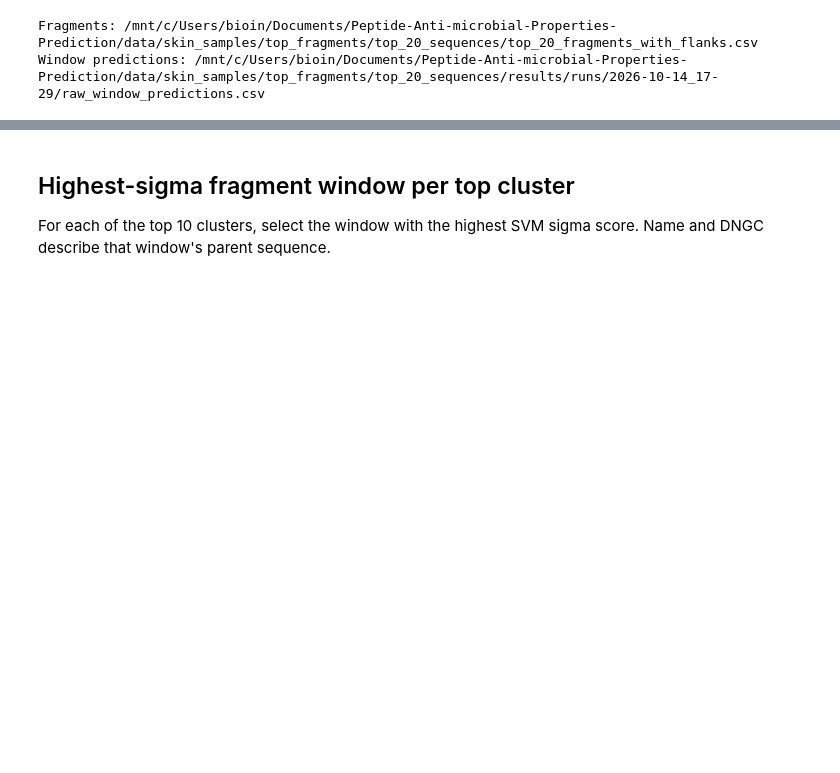
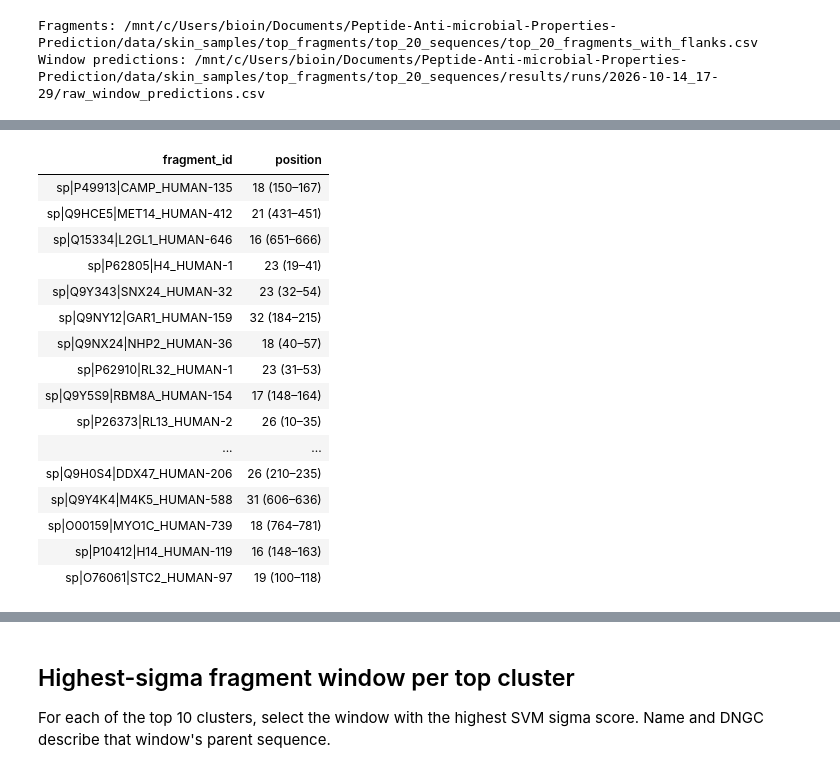
Before and after one commit to KYinXu/Peptide-Anti-microbial-Properties-Prediction, a Jupyter notebook: notebooks/skin_clusters/fragment_windows.ipynb, the cells around one changed output, grey strips where cells are left out. Saved outputs shown, nothing was run; the diff lists cells and outputs as text; code cells hidden in the pictures; blank space fills up the shorter version.

```diff
--- a/notebooks/skin_clusters/fragment_windows.ipynb
+++ b/notebooks/skin_clusters/fragment_windows.ipynb
@@ -160,4 +243,25 @@ Wrote /mnt/c/Users/bioin/Documents/Peptide-Anti-microbial-Properties-Prediction/
 | 18 | sp|O00159|MYO1C_HUMAN-739 | sp|O00159|MYO1C_HUMAN | Unconventional myosin-Ic | before_sequence | IQSWWRGTLGRRKAAKRK | 18 | ... |
 | 19 | sp|P10412|H14_HUMAN-119 | sp|P10412|H14_HUMAN | Histone H1.4 | before_sequence | KKSAKKTPKKAKKPAA | 16 | ... |
 | 20 | sp|O76061|STC2_HUMAN-97 | sp|O76061|STC2_HUMAN | Stanniocalcin-2 | before_sequence | KSFIKDALKCKAHALRHRF | 19 | ... |
+# %%
+top20_window_positions = top_window_original_positions(top_windows, fragments)
+display(top20_window_positions.style.hide(axis="index"))
+# %% [output]
+| fragment_id | position |
+| sp|P49913|CAMP_HUMAN-135 | 18 (150–167) |
+| sp|Q9HCE5|MET14_HUMAN-412 | 21 (431–451) |
+| sp|Q15334|L2GL1_HUMAN-646 | 16 (651–666) |
+| sp|P62805|H4_HUMAN-1 | 23 (19–41) |
+| sp|Q9Y343|SNX24_HUMAN-32 | 23 (32–54) |
+| sp|Q9NY12|GAR1_HUMAN-159 | 32 (184–215) |
+| sp|Q9NX24|NHP2_HUMAN-36 | 18 (40–57) |
+| sp|P62910|RL32_HUMAN-1 | 23 (31–53) |
+| sp|Q9Y5S9|RBM8A_HUMAN-154 | 17 (148–164) |
+| sp|P26373|RL13_HUMAN-2 | 26 (10–35) |
+| ... | ... |
+| sp|Q9H0S4|DDX47_HUMAN-206 | 26 (210–235) |
+| sp|Q9Y4K4|M4K5_HUMAN-588 | 31 (606–636) |
+| sp|O00159|MYO1C_HUMAN-739 | 18 (764–781) |
+| sp|P10412|H14_HUMAN-119 | 16 (148–163) |
+| sp|O76061|STC2_HUMAN-97 | 19 (100–118) |
 # %%
```
Also changed, not shown: parts of 8 cells of this notebook, 2 other files.
